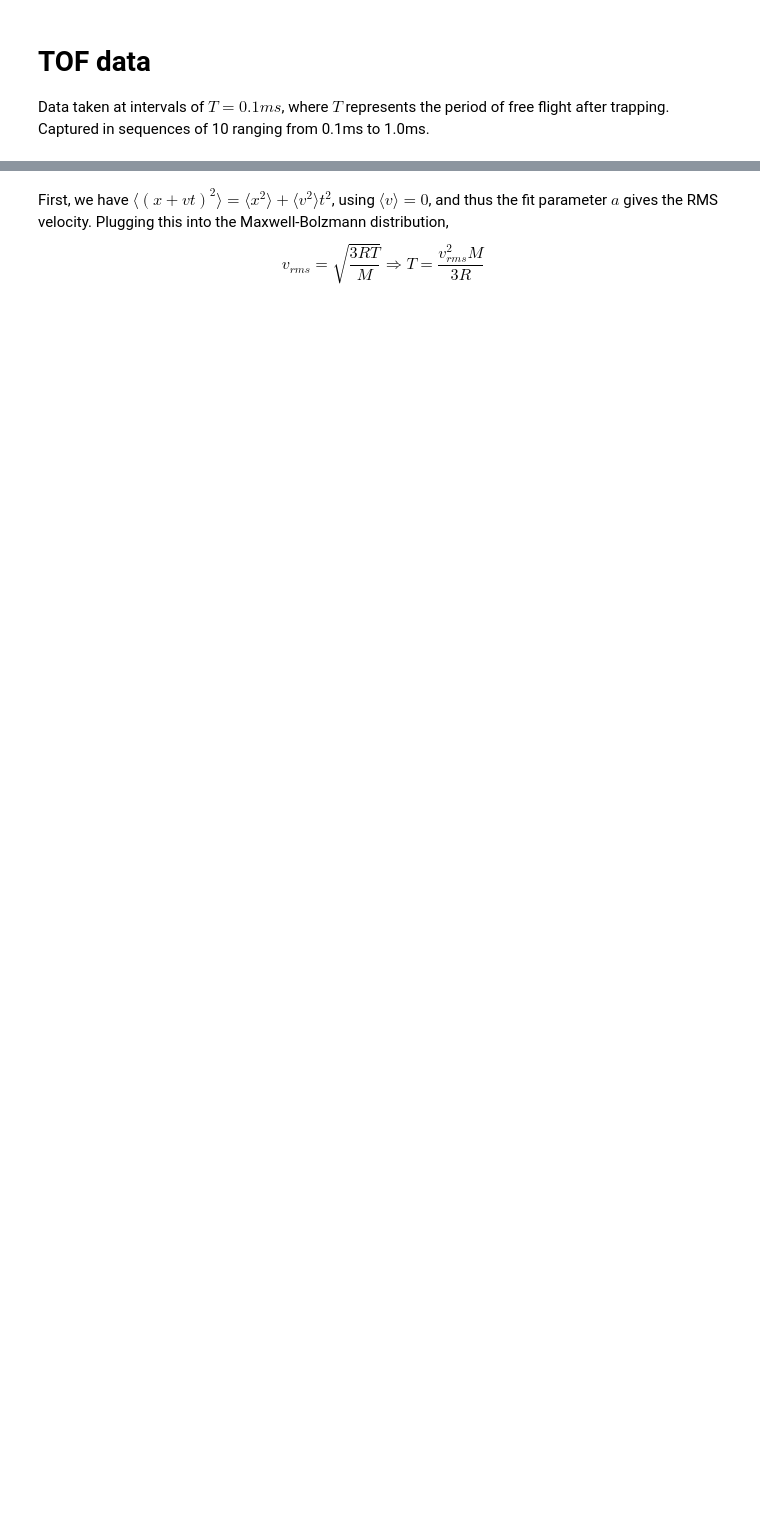
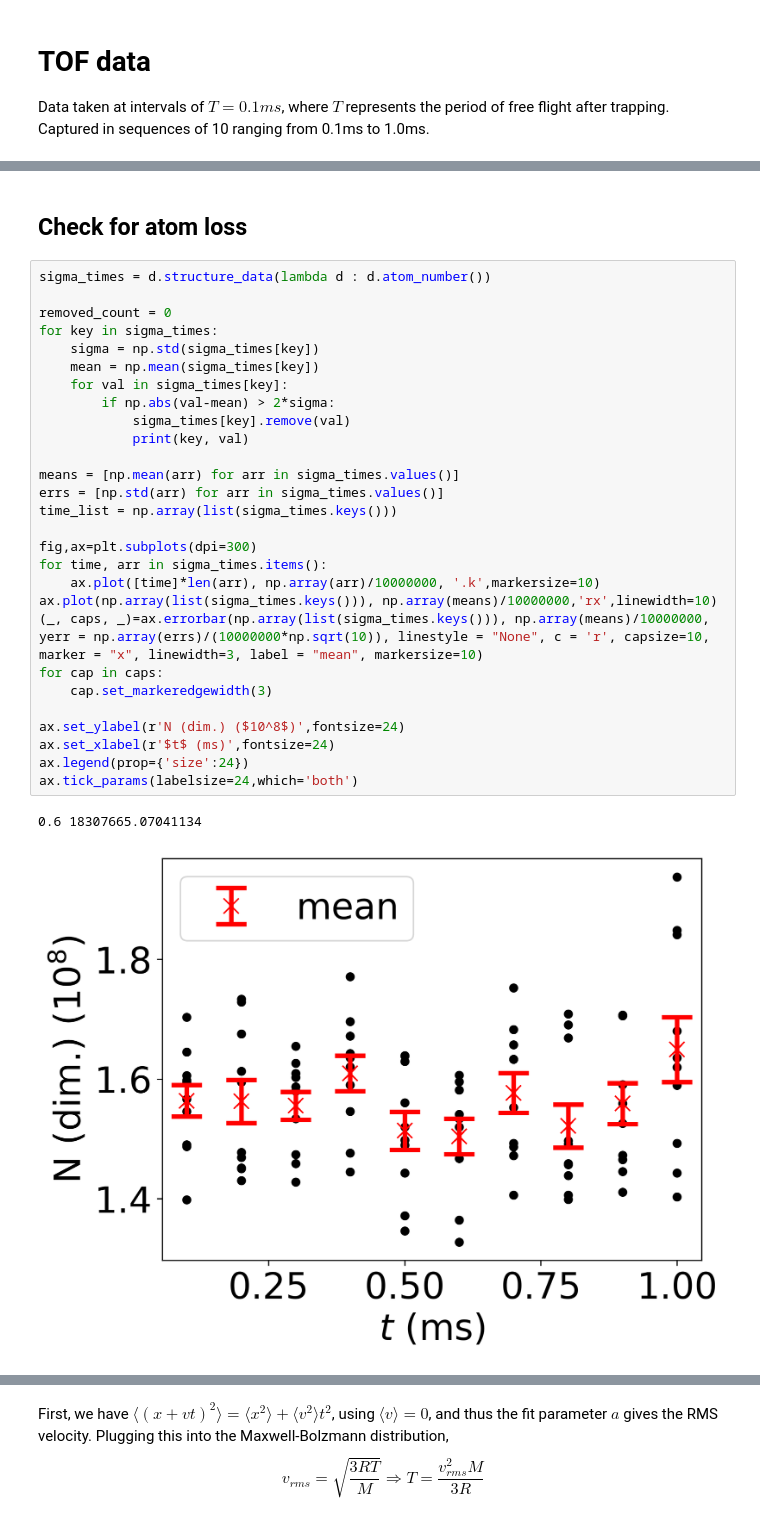
Before and after one commit to benmcdonough20/MOTsArentForKids, a Jupyter notebook: TOF/TOF_ruobin.ipynb, the cells around one changed output, grey strips where cells are left out. Cells and saved outputs as stored; diff of their text form; blank space fills up the shorter version.

```diff
--- a/TOF/TOF_ruobin.ipynb
+++ b/TOF/TOF_ruobin.ipynb
@@ -72,0 +67,33 @@ array([8.70965011e-07, 1.44977145e-06])
+# %% [markdown]
+## Check for atom loss
+# %%
+sigma_times = d.structure_data(lambda d : d.atom_number())
+
+removed_count = 0
+for key in sigma_times:
+    sigma = np.std(sigma_times[key])
+    mean = np.mean(sigma_times[key])
+    for val in sigma_times[key]:
+        if np.abs(val-mean) > 2*sigma:
+            sigma_times[key].remove(val)
+            print(key, val)
+
+means = [np.mean(arr) for arr in sigma_times.values()]
+errs = [np.std(arr) for arr in sigma_times.values()]
+time_list = np.array(list(sigma_times.keys()))
+
+fig,ax=plt.subplots(dpi=300)
+for time, arr in sigma_times.items():
+    ax.plot([time]*len(arr), np.array(arr)/10000000, '.k',markersize=10)
+ax.plot(np.array(list(sigma_times.keys())), np.array(means)/10000000,'rx',linewidth=10)
+(_, caps, _)=ax.errorbar(np.array(list(sigma_times.keys())), np.array(means)/10000000, yerr = np.array(errs)/(10000000*np.sqrt(10)), linestyle = "None", c = 'r', capsize=10, marker = "x", linewidth=3, label = "mean", markersize=10)
+for cap in caps:
+    cap.set_markeredgewidth(3)
+
+ax.set_ylabel(r'N (dim.) ($10^8$)',fontsize=24)
+ax.set_xlabel(r'$t$ (ms)',fontsize=24)
+ax.legend(prop={'size':24})
+ax.tick_params(labelsize=24,which='both')
+# %% [output]
+0.6 18307665.07041134
+[figure, added]
```
Also changed, not shown: parts of 19 cells of this notebook, 22 other files.
